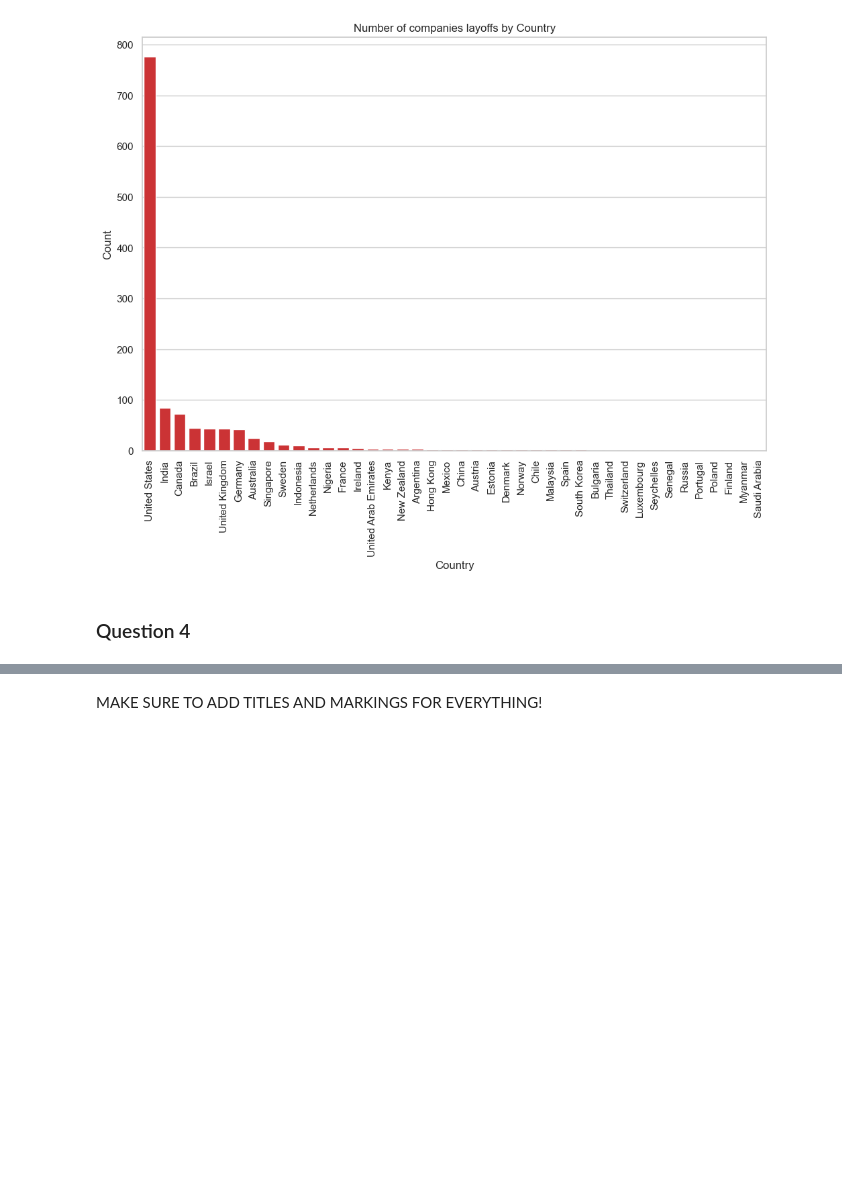
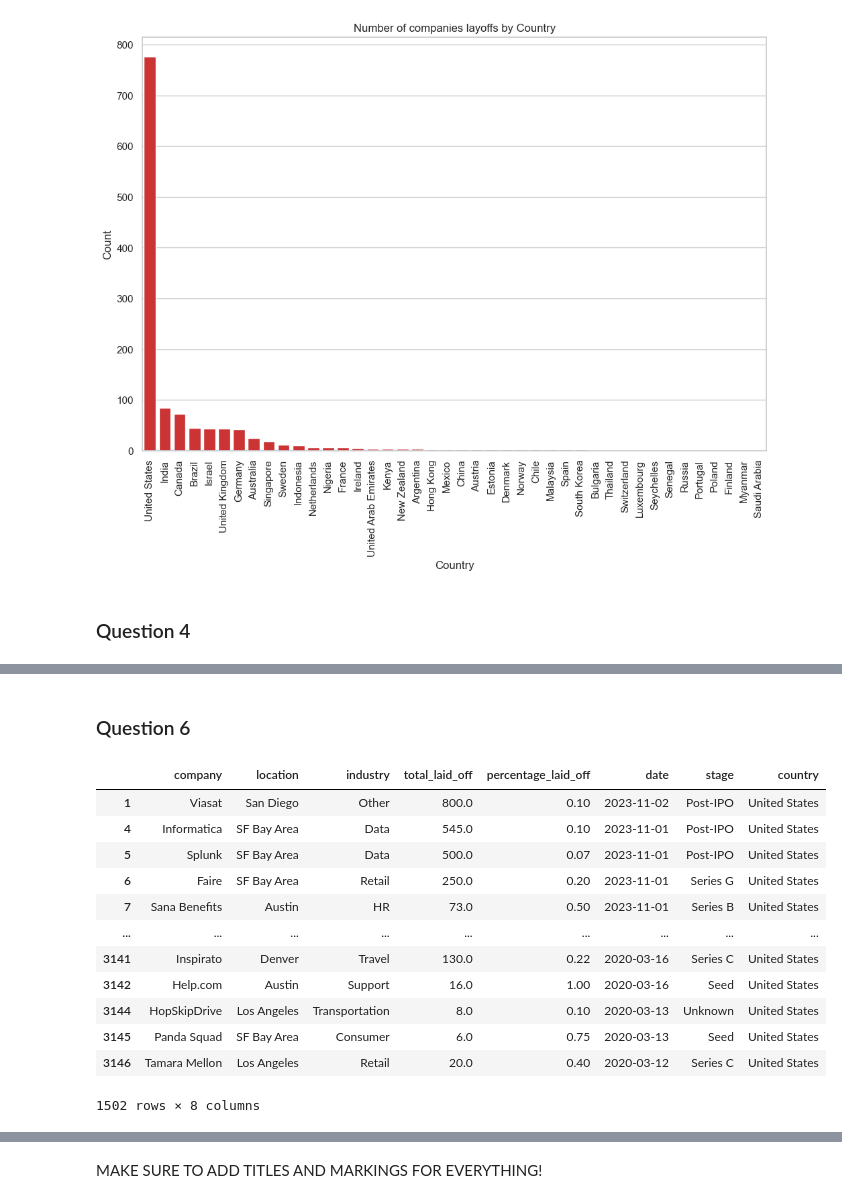
Before and after one commit to alexandrecogordan/data-visualisation, a Jupyter notebook: TD2/alexandre-cogordan.ipynb, the cells around one changed output, grey strips where cells are left out. Cells and saved outputs as stored; diff of their text form; code cells hidden in the pictures; blank space fills up the shorter version.

```diff
--- a/TD2/alexandre-cogordan.ipynb
+++ b/TD2/alexandre-cogordan.ipynb
@@ -454,0 +507,18 @@ plt.show()
+# %% [markdown]
+### Question 6
+# %%
+layoffs_df
+# %% [output]
+|  | company | location | industry | total_laid_off | percentage_laid_off | date | stage | country |
+| 1 | Viasat | San Diego | Other | 800.0 | 0.10 | 2023-11-02 | Post-IPO | United States |
+| 4 | Informatica | SF Bay Area | Data | 545.0 | 0.10 | 2023-11-01 | Post-IPO | United States |
+| 5 | Splunk | SF Bay Area | Data | 500.0 | 0.07 | 2023-11-01 | Post-IPO | United States |
+| 6 | Faire | SF Bay Area | Retail | 250.0 | 0.20 | 2023-11-01 | Series G | United States |
+| 7 | Sana Benefits | Austin | HR | 73.0 | 0.50 | 2023-11-01 | Series B | United States |
+| ... | ... | ... | ... | ... | ... | ... | ... | ... |
+| 3141 | Inspirato | Denver | Travel | 130.0 | 0.22 | 2020-03-16 | Series C | United States |
+| 3142 | Help.com | Austin | Support | 16.0 | 1.00 | 2020-03-16 | Seed | United States |
+| 3144 | HopSkipDrive | Los Angeles | Transportation | 8.0 | 0.10 | 2020-03-13 | Unknown | United States |
+| 3145 | Panda Squad | SF Bay Area | Consumer | 6.0 | 0.75 | 2020-03-13 | Seed | United States |
+| 3146 | Tamara Mellon | Los Angeles | Retail | 20.0 | 0.40 | 2020-03-12 | Series C | United States |
+1502 rows × 8 columns
```
Also changed, not shown: parts of 12 cells of this notebook.
